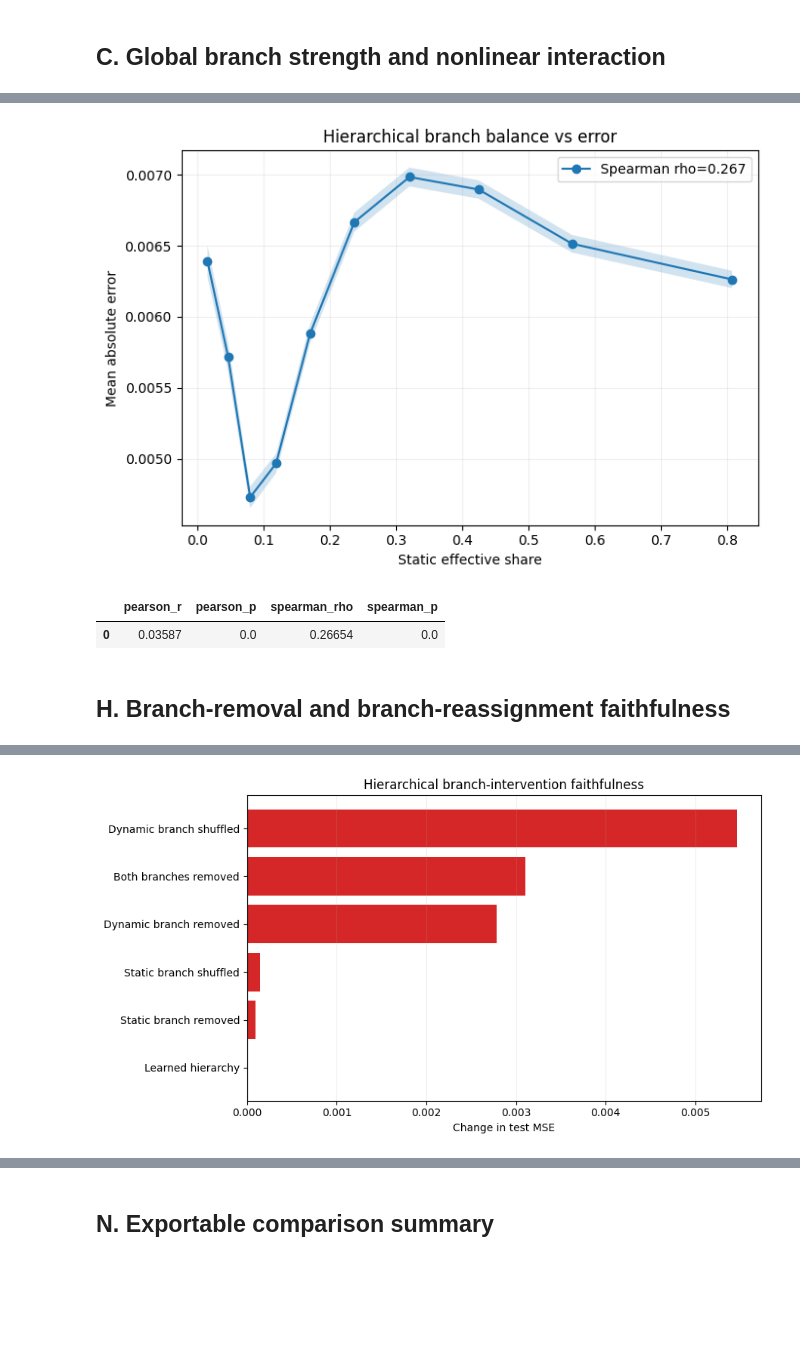
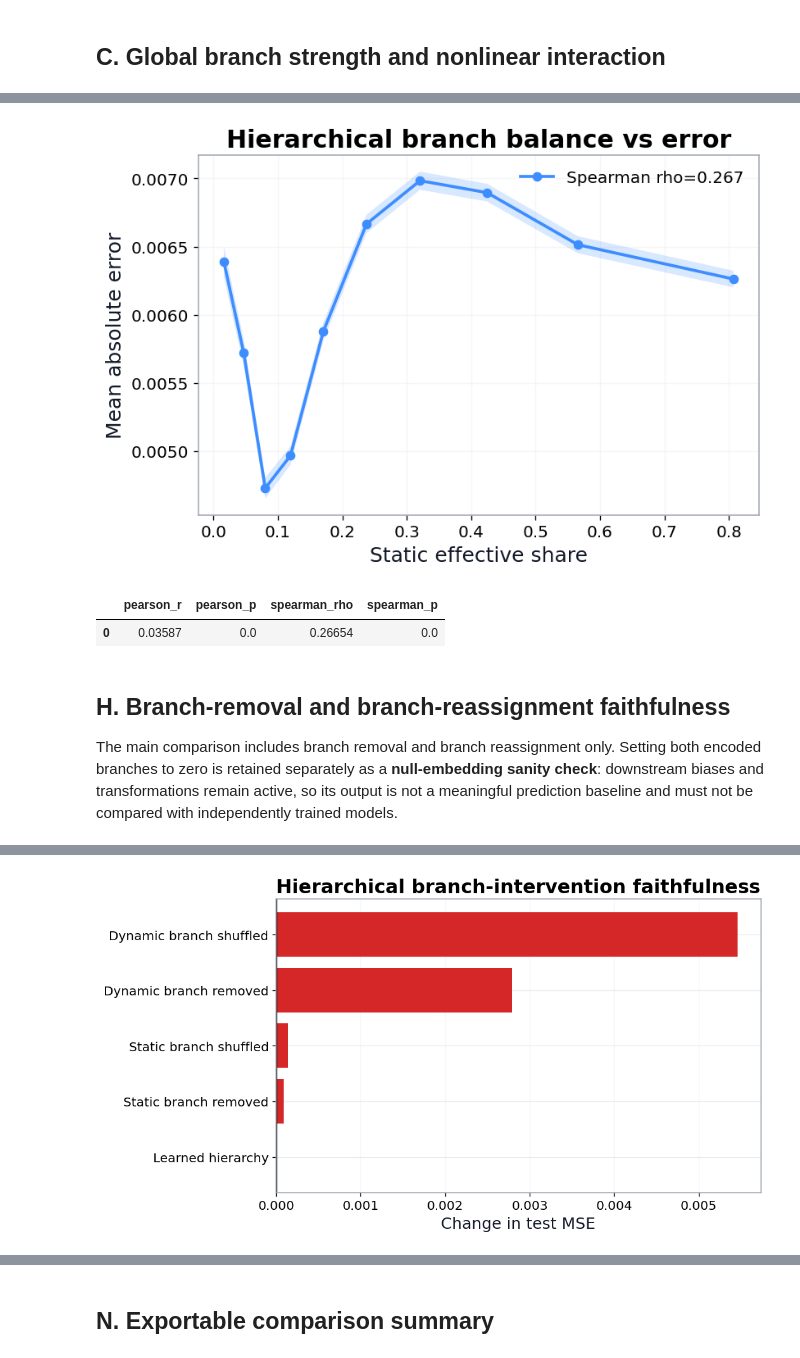
Before and after one commit to Waqar351/multi_model_data_fusion, a Jupyter notebook: M33_Hierarchical_Fusion_Complete_Explainability.ipynb, the cells around one changed output, grey strips where cells are left out. Cells and saved outputs as stored; diff of their text form; code cells hidden in the pictures; blank space fills up the shorter version.

```diff
--- a/M33_Hierarchical_Fusion_Complete_Explainability.ipynb
+++ b/M33_Hierarchical_Fusion_Complete_Explainability.ipynb
@@ -891,7 +902,8 @@ if not checkpoint_loaded:
         validation_loss_history=validation_loss_history,
         best_model_state=best_model_state,
         best_optimizer_state=globals().get("best_optimizer_state"),
-        diagnostic_histories={},
+        diagnostic_histories={"static_encoder_norm_history": static_encoder_norm_history,
+        "dynamic_encoder_norm_history": dynamic_encoder_norm_history},
     )
     torch.save(checkpoint, checkpoint_path)
 
@@ -927,9 +965,9 @@ if len(static_encoder_norm_history) == len(train_loss_history) and train_loss_hi
     static_norm = np.asarray(static_encoder_norm_history)
     dynamic_norm = np.asarray(dynamic_encoder_norm_history)
     total = static_norm + dynamic_norm + 1e-12
-    axes[1].plot(epochs, static_norm / total, label="Static encoder norm share", color="tab:orange")
-    axes[1].plot(epochs, dynamic_norm / total, label="Dynamic encoder norm share", color="tab:green", linestyle="--")
-    norm_panel_title = "Encoder activation magnitude during fitting"
+    axes[1].plot(epochs, static_norm / total, label="Static encoder", color="tab:orange")
+    axes[1].plot(epochs, dynamic_norm / total, label="Dynamic encoder", color="tab:green", linestyle="--")
+    norm_panel_title = "Relative encoder activation magnitude"
 else:
     model.eval()
     static_norm_sum = 0.0
@@ -954,10 +992,10 @@ else:
     norm_total = mean_static_norm + mean_dynamic_norm + 1e-12
     checkpoint_static_share = mean_static_norm / norm_total
     checkpoint_dynamic_share = mean_dynamic_norm / norm_total
-    axes[1].axhline(checkpoint_static_share, label=f"Static share: {checkpoint_static_share:.3f}", color="tab:orange")
-    axes[1].axhline(checkpoint_dynamic_share, label=f"Dynamic share: {checkpoint_dynamic_share:.3f}", color="tab:green", linestyle="--")
-    axes[1].fill_between(epochs, 0, checkpoint_static_share, color="tab:orange", alpha=.08)
-    norm_panel_title = "Loaded checkpoint: validation encoder norm share"
+    axes[1].axhline(checkpoint_static_share, label=f"Static: {checkpoint_static_share:.3f}", color="tab:orange")
+    axes[1].axhline(checkpoint_dynamic_share, label=f"Dynamic: {checkpoint_dynamic_share:.3f}", color="tab:green", linestyle="--")
+    # axes[1].fill_between(epochs, 0, checkpoint_static_share, color="tab:orange", alpha=.08)
+    norm_panel_title = "Relative encoder activation magnitude"
     print(
         "Per-epoch encoder norms were not stored; computed the encoder norm "
         "shares from the loaded best checkpoint on the validation windows."
@@ -1160,11 +1241,13 @@ plt.figure(figsize=(7,4.8)); plt.plot(summary.mean_x,summary.mean_y,marker="o");
 plt.xlabel("Static effective share"); plt.ylabel("Mean absolute error"); plt.title("Hierarchical branch balance vs error"); plt.legend([f"Spearman rho={hierarchical_error_stats['spearman_rho']:.3f}"]); plt.grid(alpha=.2); plt.tight_layout(); plt.savefig(os.path.join(output_folder,"hierarchical_share_error.png"),dpi=300,bbox_inches="tight"); plt.show()
 hierarchical_error_association=pd.DataFrame([hierarchical_error_stats]); display(hierarchical_error_association.round(5))
 # %% [output]
-[figure, old version]
+[figure, new version]
 |  | pearson_r | pearson_p | spearman_rho | spearman_p |
 | 0 | 0.03587 | 0.0 | 0.26654 | 0.0 |
 # %% [markdown]
 ## H. Branch-removal and branch-reassignment faithfulness
+
+The main comparison includes branch removal and branch reassignment only. Setting both encoded branches to zero is retained separately as a **null-embedding sanity check**: downstream biases and transformations remain active, so its output is not a meaningful prediction baseline and must not be compared with independently trained models.
 # %%
 @torch.no_grad()
 def evaluate_hierarchical_intervention(model,loader,device,mode="learned",random_seed=42):
@@ -1183,7 +1266,21 @@ def evaluate_hierarchical_intervention(model,loader,device,mode="learned",random
     prediction=torch.cat(preds).numpy(); target=torch.cat(targets).numpy(); error=prediction-target; mse=float(np.mean(error**2)); return {"MSE":mse,"RMSE":float(np.sqrt(mse)),"MAE":float(np.mean(np.abs(error)))}
 
 rows=[]
-for label,mode in [("Learned hierarchy","learned"),("Static branch removed","static_removed"),("Dynamic branch removed","dynamic_removed"),("Both branches removed","both_removed"),("Static branch shuffled","static_shuffled"),("Dynamic branch shuffled","dynamic_shuffled")]: rows.append({"intervention":label,**evaluate_hierarchical_intervention(model,test_loader,device,mode,seed)})
+for label,mode in [("Learned hierarchy","learned"),("Static branch removed","static_removed"),("Dynamic branch removed","dynamic_removed"),("Static branch shuffled","static_shuffled"),("Dynamic branch shuffled","dynamic_shuffled")]: rows.append({"intervention":label,**evaluate_hierarchical_intervention(model,test_loader,device,mode,seed)})
+
+# Both encoded branches set to zero is retained only as a null-input implementation check.
+# Downstream biases and graph layers can still emit a prediction, so this is not a
+# meaningful modality baseline and is excluded from the main comparison plot.
+null_metrics = evaluate_hierarchical_intervention(model,test_loader,device,"both_removed",seed)
+hierarchical_null_embedding_sanity_check = pd.DataFrame([{
+    "condition":"Null-embedding sanity check",
+    "remaining_computation":"fusion/joint-graph/output biases and transformations after zero branch embeddings",
+    "scientific_use":"implementation sanity check only; not a modality baseline",
+    **null_metrics,
+}])
+hierarchical_null_embedding_sanity_check.to_csv(
+    os.path.join(output_folder,"hierarchical_null_embedding_sanity_check.csv"),index=False
+)
 hierarchical_branch_interventions=pd.DataFrame(rows); baseline=hierarchical_branch_interventions.loc[hierarchical_branch_interventions.intervention=="Learned hierarchy","MSE"].iloc[0]; hierarchical_branch_interventions["delta_MSE_vs_learned"]=hierarchical_branch_interventions.MSE-baseline; hierarchical_branch_interventions["relative_MSE_change_percent"]=100*hierarchical_branch_interventions.delta_MSE_vs_learned/(baseline+1e-12)
 display(hierarchical_branch_interventions.round(6)); plot_df=hierarchical_branch_interventions.sort_values("delta_MSE_vs_learned")
 plt.figure(figsize=(9,5)); plt.barh(plot_df.intervention,plot_df.delta_MSE_vs_learned,color=["tab:green" if x<=0 else "tab:red" for x in plot_df.delta_MSE_vs_learned]); plt.axvline(0,color="black"); plt.xlabel("Change in test MSE"); plt.title("Hierarchical branch-intervention faithfulness"); plt.grid(axis="x",alpha=.2); plt.tight_layout(); plt.savefig(os.path.join(output_folder,"hierarchical_branch_interventions.png"),dpi=300,bbox_inches="tight"); plt.show()
@@ -1199,4 +1295,4 @@ hierarchical_branch_interventions.to_csv(os.path.join(output_folder,"hierarchica
-[figure, old version]
+[figure, new version]
 # %% [markdown]
 ## I. Hierarchy-level intervention
 
```
Also changed, not shown: parts of 29 cells of this notebook, 13 other files.
